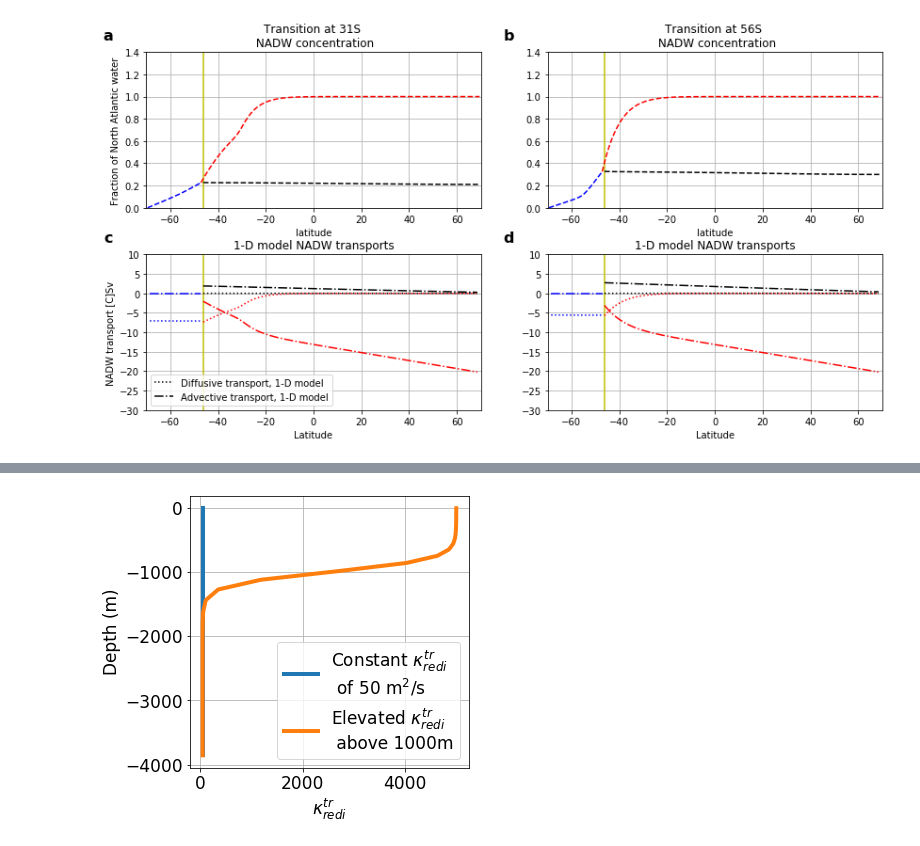
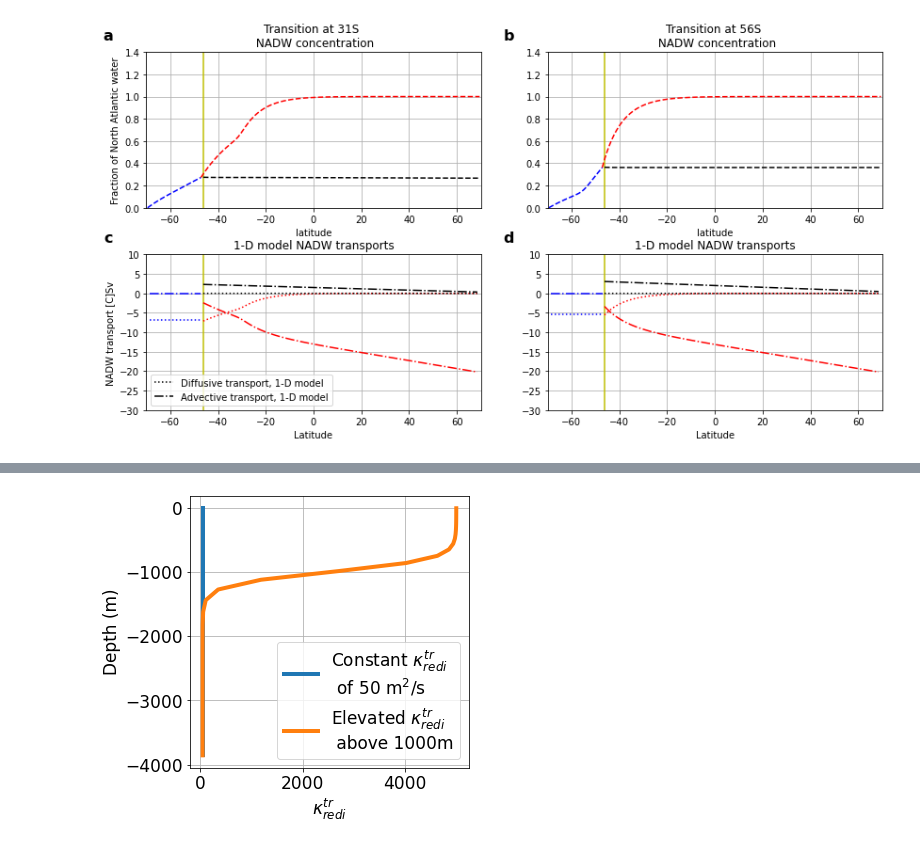
Before and after one commit to anthony-meza/test_age_framework, a Jupyter notebook: redi_theory.ipynb, the cells around one changed output, grey strips where cells are left out. Drawn from its saved outputs; the diff is of its cells as text; code cells hidden in the pictures.

```diff
--- a/redi_theory.ipynb
+++ b/redi_theory.ipynb
@@ -41,6 +41,9 @@ datadir='tracers_mod_LGM/LGM5000'
 iters=range(64800000,64850000,150000)
 prefixes=['tracer1','tracer2']
 dsLGM5000=xmitgcm.open_mdsdataset(datadir,prefix=prefixes,iters=iters)
+# %%
+La = ds50.dxC[:,141:].sum('XG').values
+Lp = ds50.dxC[:,0:140].sum('XG').values
 # %%
 fig = plt.figure(figsize=(7,10))
 plt.subplot(3, 1, 1)
@@ -220,26 +225,27 @@ C5000,Cpac5000,iso_diff_atl5000,mer_adv_atl5000,iso_diff_pac5000,mer_adv_pac5000
 # %%
 #modern vert
 import redi_analytical as ra
+La[0:chanloc]=ds50.dxC[0:chanloc,:].sum('XG').values
 modelh=(4000-1000*(np.tanh((np.arange(0,144)-14)/5)+1)/2-100)
 modelkappa=-1000*(np.tanh((np.arange(0,144)-39)/2)+1)/2+1500
 ntime=540000
 chanloc=24
-vatl_in=vatl/5000000
-vpac_in=vpac/10000000
+vatl_in=vatl
+vpac_in=vpac
 vpac_in[vpac_in<0]=0
-vatl_in[0:chanloc]=vatl[0:chanloc]/15000000
-Cn,Cpacn,iso_diff_atln,mer_adv_atln,iso_diff_pacn,mer_adv_pacn=ra.redi_analytical(ds50,modelkappa,chanloc,vatl_in,vpac_in,modelh,ntime,0.01)
+vatl_in[0:chanloc]=vatl[0:chanloc]
+Cn,Cpacn,iso_diff_atln,mer_adv_atln,iso_diff_pacn,mer_adv_pacn=ra.redi_analytical(ds50,modelkappa,chanloc,vatl_in,vpac_in,La,Lp,modelh,ntime,10**-9)
 
 modelh=(4000-1000*(np.tanh((np.arange(0,144)-14)/5)+1)/2-100)
 #modelkappa=-2450*(np.tanh((np.arange(0,144)-19)/5)+1)/2+2500
 modelkappa=-1000*(np.tanh((np.arange(0,144)-14)/2)+1)/2+1500
 ntime=540000
 chanloc=24
-vatl_in=vatl/5000000
-vpac_in=vpac/10000000
+vatl_in=vatl
+vpac_in=vpac
 vpac_in[vpac_in<0]=0
-vatl_in[0:chanloc]=vatl[0:chanloc]/15000000
-Cf,Cpacf,iso_diff_atlf,mer_adv_atlf,iso_diff_pacf,mer_adv_pacf=ra.redi_analytical(ds50,modelkappa,chanloc,vatl_in,vpac_in,modelh,ntime,0.01)
+vatl_in[0:chanloc]=vatl[0:chanloc]
+Cf,Cpacf,iso_diff_atlf,mer_adv_atlf,iso_diff_pacf,mer_adv_pacf=ra.redi_analytical(ds50,modelkappa,chanloc,vatl_in,vpac_in,La,Lp,modelh,ntime,10**-8)
 # %%
 #modern AABW
 import redi_analytical as ra
@@ -591,12 +598,12 @@ plt.subplot(2,2,3)
 ax=plt.gca()
 ax.axvline(ds50.YC[chanloc],c='y')
 modelh=(4000-1000*(np.tanh((np.arange(0,144)-14)/5)+1)/2-100)
-plt.plot(ds50.YC[chanloc:-1],iso_diff_atln[chanloc-1:]*5000000/10**6,'r:')
-plt.plot(ds50.YC[chanloc:-1],mer_adv_atln[chanloc-1:]*5000000/10**6,'r-.')
-plt.plot(ds50.YC[1:chanloc],iso_diff_atln[0:chanloc-1]*15000000/10**6,'b:')
-plt.plot(ds50.YC[1:chanloc],mer_adv_atln[0:chanloc-1]*15000000/10**6,'b-.')
-plt.plot(ds50.YC[chanloc:-1],iso_diff_pacn[chanloc-1:]*10000000/10**6,'k:')
-plt.plot(ds50.YC[chanloc:-1],mer_adv_pacn[chanloc-1:]*10000000/10**6,'k-.')
+plt.plot(ds50.YC[chanloc:-1],iso_diff_atln[chanloc-1:]/10**6,'r:')
+plt.plot(ds50.YC[chanloc:-1],mer_adv_atln[chanloc-1:]/10**6,'r-.')
+plt.plot(ds50.YC[1:chanloc],iso_diff_atln[0:chanloc-1]/10**6,'b:')
+plt.plot(ds50.YC[1:chanloc],mer_adv_atln[0:chanloc-1]/10**6,'b-.')
+plt.plot(ds50.YC[chanloc:-1],iso_diff_pacn[chanloc-1:]/10**6,'k:')
+plt.plot(ds50.YC[chanloc:-1],mer_adv_pacn[chanloc-1:]/10**6,'k-.')
 plt.ylim(-30,10)
 plt.xlim(-70,70)
 plt.grid(True)
@@ -606,40 +613,40 @@ plt.ylabel('NADW transport [C]Sv')
 #            'Advection, Pac'),loc='lower left')
 faux3=plt.plot([-100, -99],[0,10],'k:',label='Diffusive transport, 1-D model')
 faux4=plt.plot([-100, -99],[0,10],'k-.',label='Advective transport, 1-D model')
 plt.legend(handles=[faux3[0],faux4[0]], loc='lower left')
 plt.title('1-D model NADW transports')
 ax=plt.gca()
 ax.text(-0.1, 1.15, 'c', transform=ax.transAxes,
       fontsize=16, fontweight='bold', va='top', ha='right')
 
 
 plt.subplot(2,2,4)
 ax=plt.gca()
 ax.axvline(ds50.YC[chanloc],c='y')
 modelh=(4000-1000*(np.tanh((np.arange(0,144)-14)/5)+1)/2-100)
-plt.plot(ds50.YC[chanloc:-1],iso_diff_atlf[chanloc-1:]*5000000/10**6,'r:')
-plt.plot(ds50.YC[chanloc:-1],mer_adv_atlf[chanloc-1:]*5000000/10**6,'r-.')
-plt.plot(ds50.YC[1:chanloc],iso_diff_atlf[0:chanloc-1]*15000000/10**6,'b:')
-plt.plot(ds50.YC[1:chanloc],mer_adv_atlf[0:chanloc-1]*15000000/10**6,'b-.')
-plt.plot(ds50.YC[chanloc:-1],iso_diff_pacf[chanloc-1:]*10000000/10**6,'k:')
-plt.plot(ds50.YC[chanloc:-1],mer_adv_pacf[chanloc-1:]*10000000/10**6,'k-.')
+plt.plot(ds50.YC[chanloc:-1],iso_diff_atlf[chanloc-1:]/10**6,'r:')
+plt.plot(ds50.YC[chanloc:-1],mer_adv_atlf[chanloc-1:]/10**6,'r-.')
+plt.plot(ds50.YC[1:chanloc],iso_diff_atlf[0:chanloc-1]/10**6,'b:')
+plt.plot(ds50.YC[1:chanloc],mer_adv_atlf[0:chanloc-1]/10**6,'b-.')
+plt.plot(ds50.YC[chanloc:-1],iso_diff_pacf[chanloc-1:]/10**6,'k:')
+plt.plot(ds50.YC[chanloc:-1],mer_adv_pacf[chanloc-1:]/10**6,'k-.')
 plt.ylim(-30,10)
 plt.xlim(-70,70)
 plt.grid(True)
 plt.xlabel('Latitude')
 #plt.ylabel('Transport [C]Sv')
 #plt.legend(('Diffusion, Atl', 'Advection, Atl','Diffusion, Chan', 'Advection, Chan','Diffusion, Pac',
 #            'Advection, Pac'),loc='lower left')
 plt.title('1-D model NADW transports')
 ax=plt.gca()
 ax.text(-0.1, 1.15, 'd', transform=ax.transAxes,
       fontsize=16, fontweight='bold', va='top', ha='right')
 
 plt.subplots_adjust(wspace=0.2,hspace=0.3)
 fig = plt.gcf()
 fig.savefig('vert_1D.pdf', bbox_inches='tight')
 # %% [output]
-[figure, old version]
+[figure, new version]
 # %%
 #for LGM
 plt.figure(figsize=(14,3.5))
```
Also changed, not shown: parts of 7 cells of this notebook, 2 other files.
